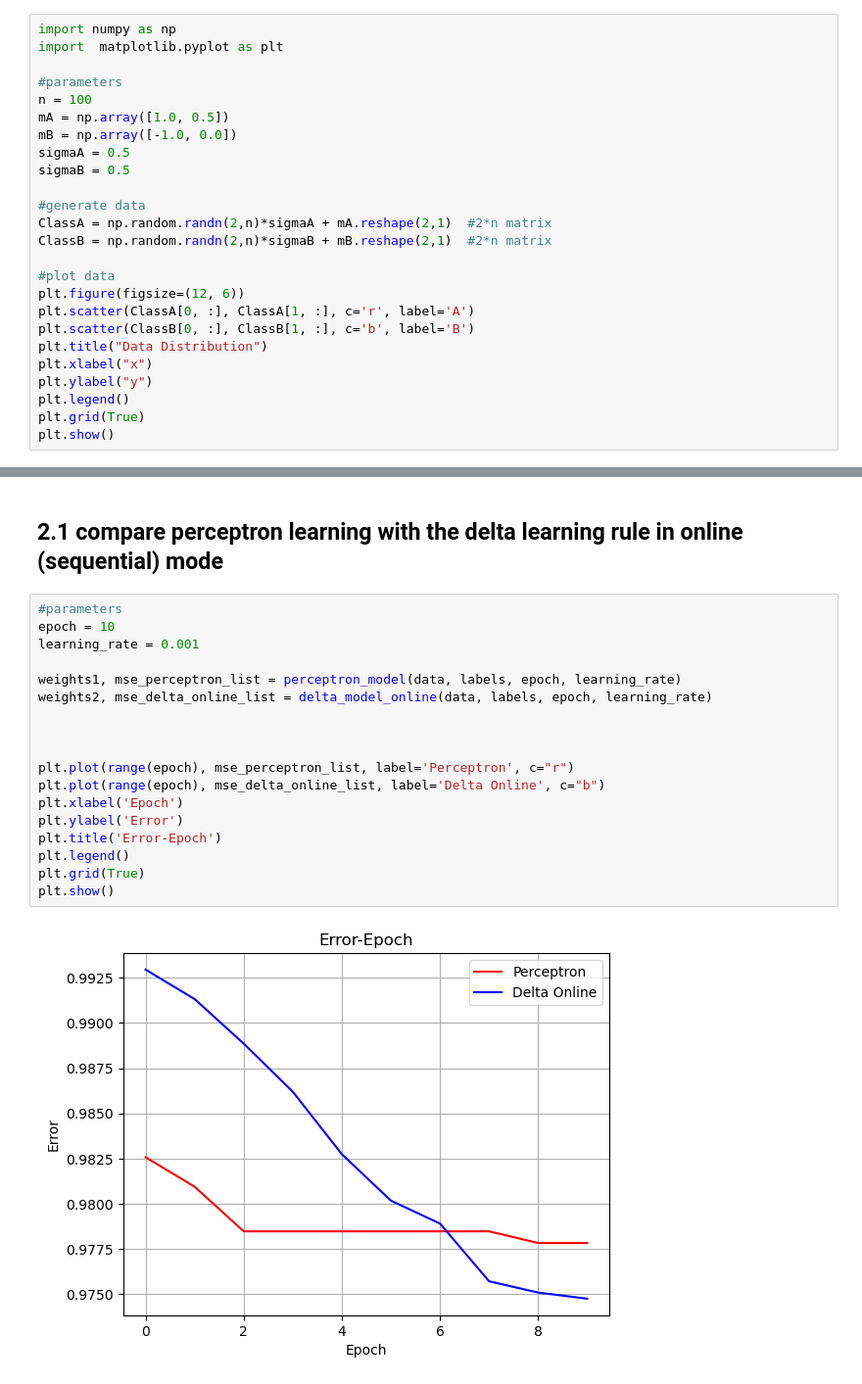
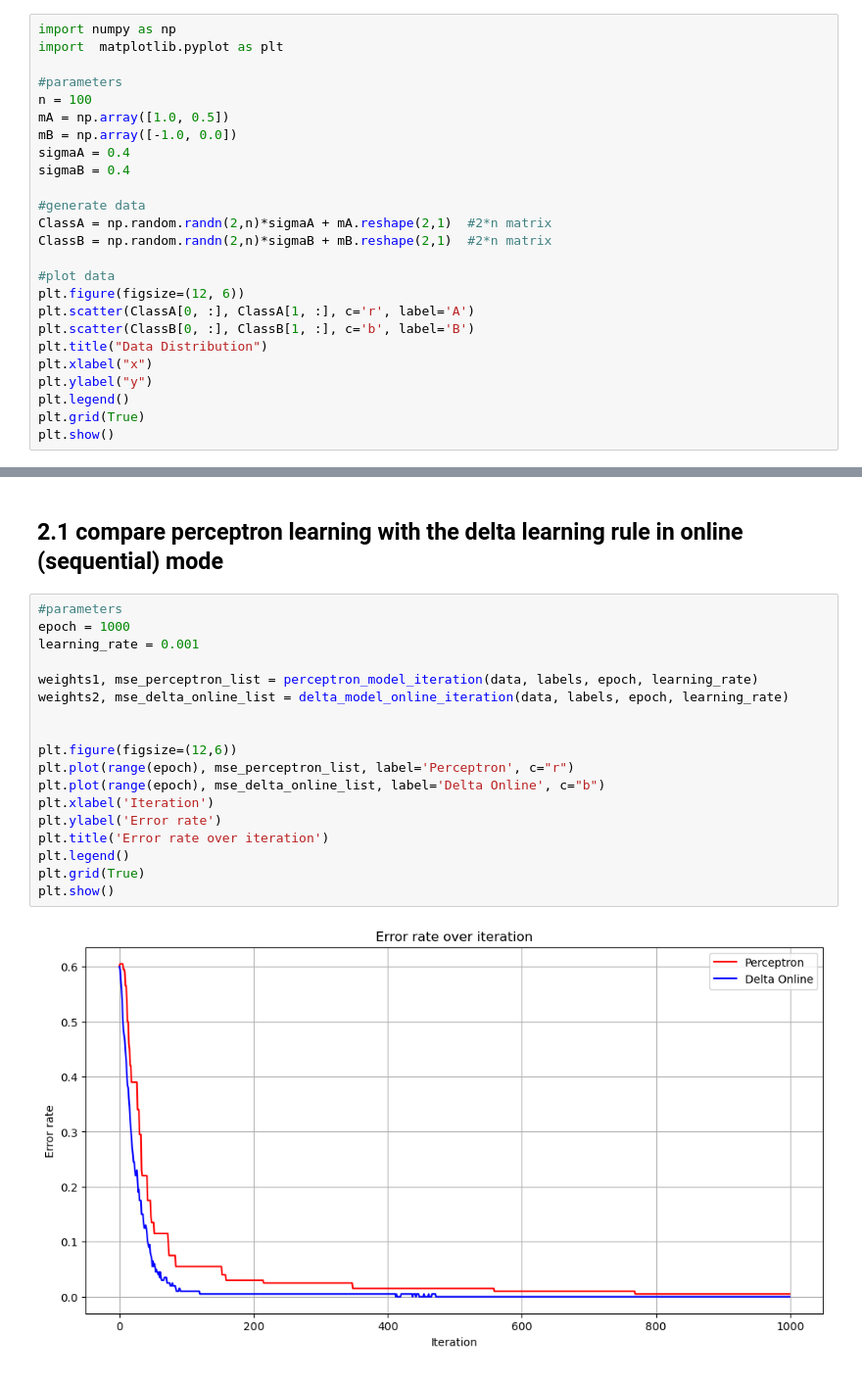
Before and after one commit to haya-hyh/ANN, a Jupyter notebook: lab1a.ipynb, the cells around one changed output, grey strips where cells are left out. Shown at 98% size. Saved outputs shown, nothing was run; the diff lists cells and outputs as text.

```diff
--- a/lab1a.ipynb
+++ b/lab1a.ipynb
@@ -8,8 +8,8 @@ import  matplotlib.pyplot as plt
 n = 100
 mA = np.array([1.0, 0.5])
 mB = np.array([-1.0, 0.0])
-sigmaA = 0.5
-sigmaB = 0.5
+sigmaA = 0.4
+sigmaB = 0.4
 
 #generate data
 ClassA = np.random.randn(2,n)*sigmaA + mA.reshape(2,1)  #2*n matrix
@@ -114,21 +141,21 @@ def delta_model_batch(data, labels, epoch, learning_rate=0.001):
 ## 2.1 compare perceptron learning with the delta learning rule in online (sequential) mode
 # %%
 #parameters
-epoch = 10
+epoch = 1000
 learning_rate = 0.001
 
-weights1, mse_perceptron_list = perceptron_model(data, labels, epoch, learning_rate)
-weights2, mse_delta_online_list = delta_model_online(data, labels, epoch, learning_rate)
+weights1, mse_perceptron_list = perceptron_model_iteration(data, labels, epoch, learning_rate)
+weights2, mse_delta_online_list = delta_model_online_iteration(data, labels, epoch, learning_rate)
 
 
-
+plt.figure(figsize=(12,6))
 plt.plot(range(epoch), mse_perceptron_list, label='Perceptron', c="r")
 plt.plot(range(epoch), mse_delta_online_list, label='Delta Online', c="b")
-plt.xlabel('Epoch')
-plt.ylabel('Error')
-plt.title('Error-Epoch')
+plt.xlabel('Iteration')
+plt.ylabel('Error rate')
+plt.title('Error rate over iteration')
 plt.legend()
 plt.grid(True)
 plt.show()
 # %% [output]
-[figure, old version]
+[figure, new version]
```
Also changed, not shown: parts of 13 cells of this notebook.
